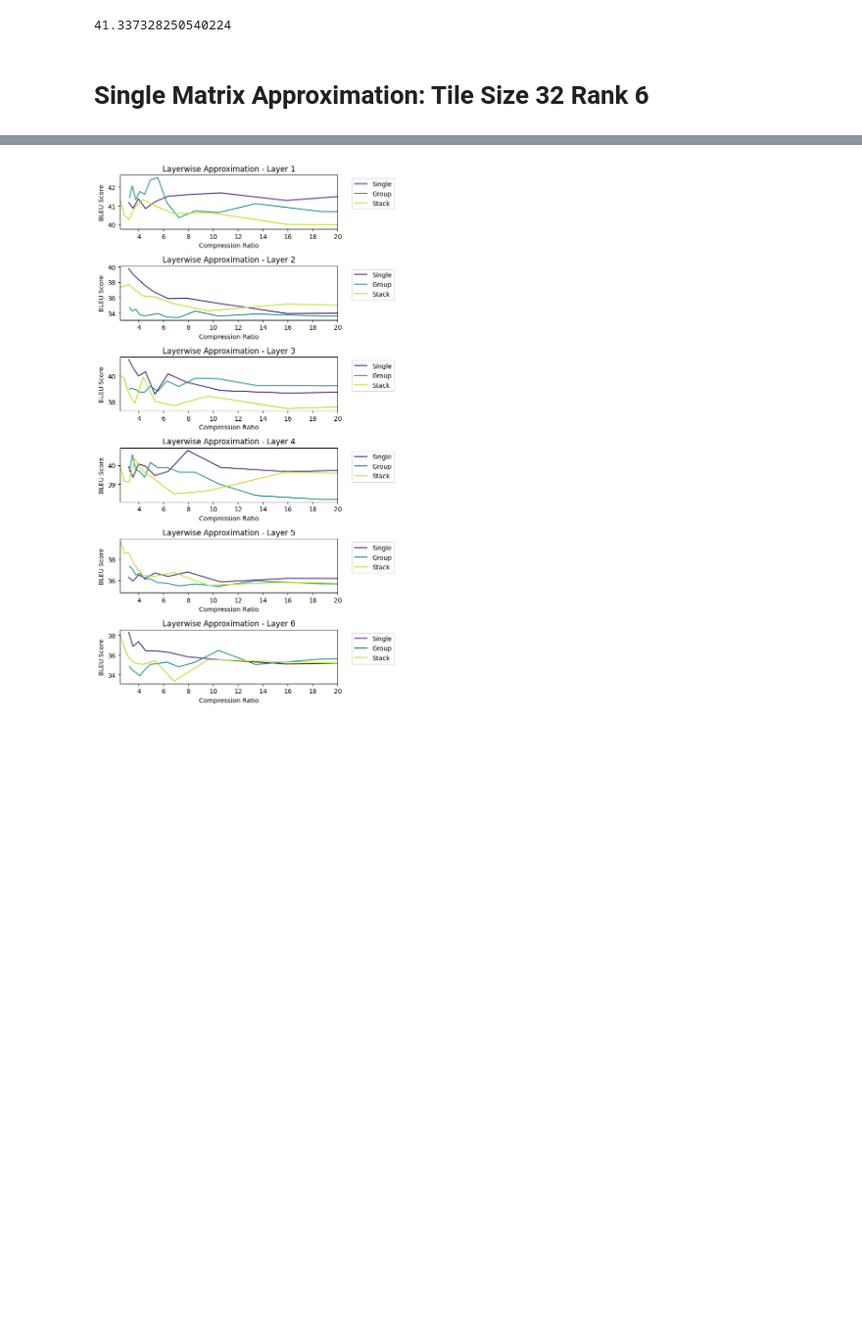
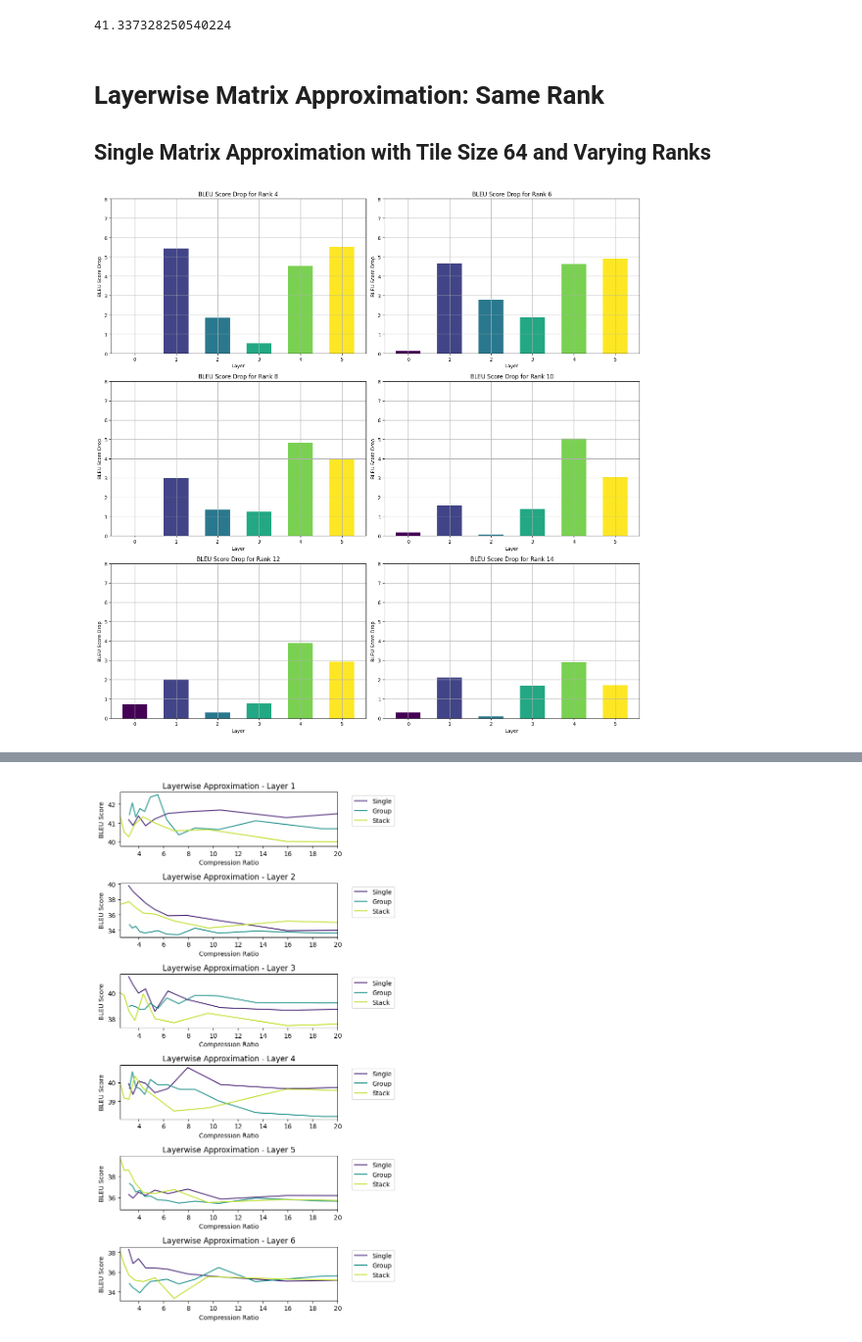
Before and after one commit to justinhuang666666/Approximate-Matrix-Vector-Multiplication, a Jupyter notebook: simulation_result/simulation_layered.ipynb, the cells around one changed output, grey strips where cells are left out. Shown at 98% size. Saved outputs shown, nothing was run; the diff lists cells and outputs as text; code cells hidden in the pictures; blank space fills up the shorter version.

Commit message:
approximation quant

```diff
--- a/simulation_result/simulation_layered.ipynb
+++ b/simulation_result/simulation_layered.ipynb
@@ -22,5 +23,42 @@ baseline_bleu
 # %% [output]
 41.337328250540224
 # %% [markdown]
-# Single Matrix Approximation: Tile Size 32 Rank 6
+# Layerwise Matrix Approximation: Same Rank
+## Single Matrix Approximation with Tile Size 64 and Varying Ranks
+# %%
+# Define the number of rows and columns for subplots
+n_cols = 2
+n_rows = len(ranks) // 2
+
+# Create subplots
+fig, axes = plt.subplots(n_rows, n_cols, figsize=(16, 16))
+axes = axes.ravel()
+
+for idx, rank in enumerate(ranks):
+    layers = data1[data1['Steps'] == rank]['Layer']
+    bleu_scores = data1[data1['Steps'] == rank]['BLEU Score']
+
+    # Create the colormap from viridis
+    viridis = cm.get_cmap('viridis', len(layers))
+
+    # Normalize layer data for coloring
+    norm = plt.Normalize(min(layers), max(layers))
+    colors = viridis(norm(layers))
+
+    # Plotting in respective subplot
+    ax = axes[idx]
+    ax.bar(layers, baseline_bleu - bleu_scores, color=colors, width=0.6)
+
+    # Adding labels and title
+    ax.set_xlabel('Layer')
+    ax.set_ylim([0,8])
+    ax.set_ylabel('BLEU Score Drop')
+    ax.set_title(f'BLEU Score Drop for Rank {rank}')
+    ax.grid(True)
+
+# Adjust layout
+plt.tight_layout()
+plt.show()
+# %% [output]
+[figure, added]
 # %%
```
Also changed, not shown: parts of 4 cells of this notebook, 2 other files.
